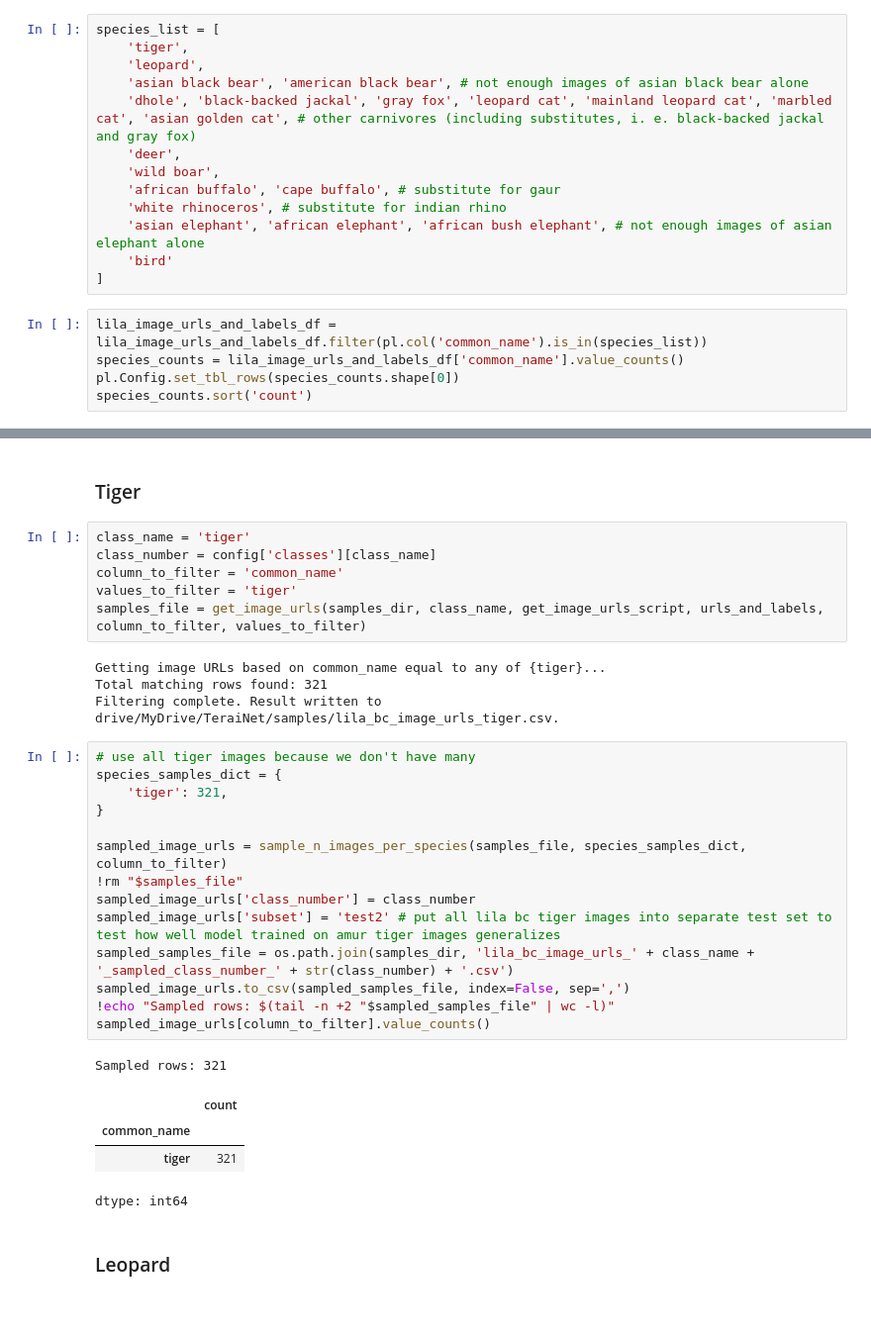
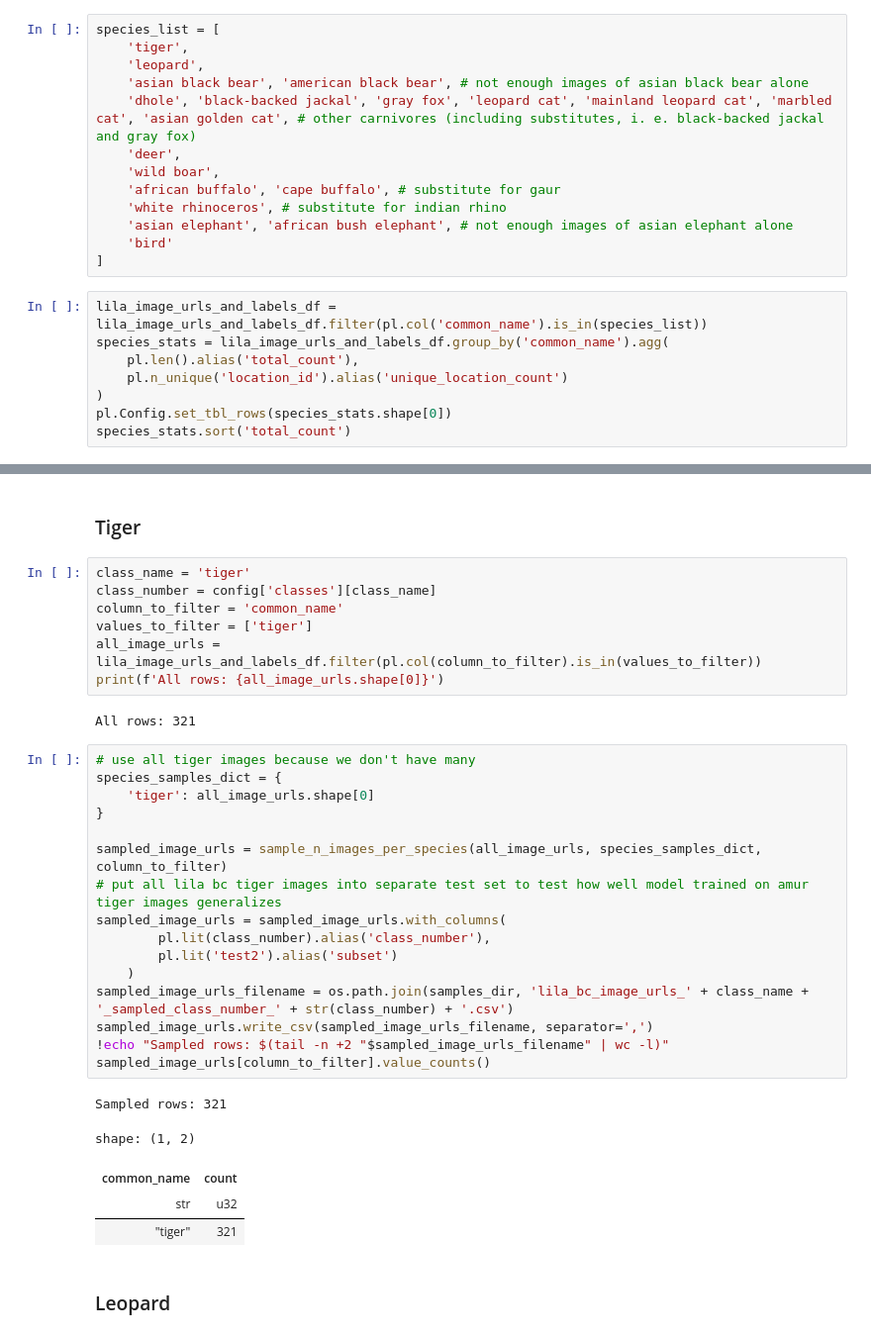
Before and after one commit to alexvmt/TeraiNet, a Jupyter notebook: notebooks/sample_images_from_lila_bc.ipynb, the cells around one changed output, grey strips where cells are left out. Shown at 99% size. Drawn from its saved outputs; the diff is of its cells as text; blank space fills up the shorter version.

```diff
--- a/notebooks/sample_images_from_lila_bc.ipynb
+++ b/notebooks/sample_images_from_lila_bc.ipynb
@@ -113,12 +114,15 @@ species_list = [
     'wild boar',
     'african buffalo', 'cape buffalo', # substitute for gaur
     'white rhinoceros', # substitute for indian rhino
-    'asian elephant', 'african elephant', 'african bush elephant', # not enough images of asian elephant alone
+    'asian elephant', 'african bush elephant', # not enough images of asian elephant alone
     'bird'
 ]
 # %%
 lila_image_urls_and_labels_df = lila_image_urls_and_labels_df.filter(pl.col('common_name').is_in(species_list))
-species_counts = lila_image_urls_and_labels_df['common_name'].value_counts()
-pl.Config.set_tbl_rows(species_counts.shape[0])
-species_counts.sort('count')
+species_stats = lila_image_urls_and_labels_df.group_by('common_name').agg(
+    pl.len().alias('total_count'),
+    pl.n_unique('location_id').alias('unique_location_count')
+)
+pl.Config.set_tbl_rows(species_stats.shape[0])
+species_stats.sort('total_count')
 # %% [output]
@@ -151,32 +155,33 @@ The goal is to get about 3000 images per class (+100 buffer). Leopard images ava
 class_name = 'tiger'
 class_number = config['classes'][class_name]
 column_to_filter = 'common_name'
-values_to_filter = 'tiger'
-samples_file = get_image_urls(samples_dir, class_name, get_image_urls_script, urls_and_labels, column_to_filter, values_to_filter)
+values_to_filter = ['tiger']
+all_image_urls = lila_image_urls_and_labels_df.filter(pl.col(column_to_filter).is_in(values_to_filter))
+print(f'All rows: {all_image_urls.shape[0]}')
 # %% [output]
-Getting image URLs based on common_name equal to any of {tiger}...
-Total matching rows found: 321
-Filtering complete. Result written to drive/MyDrive/TeraiNet/samples/lila_bc_image_urls_tiger.csv.
+All rows: 321
 # %%
 # use all tiger images because we don't have many
 species_samples_dict = {
-    'tiger': 321,
+    'tiger': all_image_urls.shape[0]
 }
 
-sampled_image_urls = sample_n_images_per_species(samples_file, species_samples_dict, column_to_filter)
-!rm "$samples_file"
-sampled_image_urls['class_number'] = class_number
-sampled_image_urls['subset'] = 'test2' # put all lila bc tiger images into separate test set to test how well model trained on amur tiger images generalizes
-sampled_samples_file = os.path.join(samples_dir, 'lila_bc_image_urls_' + class_name + '_sampled_class_number_' + str(class_number) + '.csv')
-sampled_image_urls.to_csv(sampled_samples_file, index=False, sep=',')
-!echo "Sampled rows: $(tail -n +2 "$sampled_samples_file" | wc -l)"
+sampled_image_urls = sample_n_images_per_species(all_image_urls, species_samples_dict, column_to_filter)
+# put all lila bc tiger images into separate test set to test how well model trained on amur tiger images generalizes
+sampled_image_urls = sampled_image_urls.with_columns(
+        pl.lit(class_number).alias('class_number'),
+        pl.lit('test2').alias('subset')
+    )
+sampled_image_urls_filename = os.path.join(samples_dir, 'lila_bc_image_urls_' + class_name + '_sampled_class_number_' + str(class_number) + '.csv')
+sampled_image_urls.write_csv(sampled_image_urls_filename, separator=',')
+!echo "Sampled rows: $(tail -n +2 "$sampled_image_urls_filename" | wc -l)"
 sampled_image_urls[column_to_filter].value_counts()
 # %% [output]
 Sampled rows: 321
+shape: (1, 2)
-|  | count |
-| common_name |  |
-| tiger | 321 |
+| common_name | count |
+| str | u32 |
+| "tiger" | 321 |
-dtype: int64
 # %% [markdown]
 ### Leopard
 # %%
```
Also changed, not shown: parts of 22 cells of this notebook, 12 other files.
